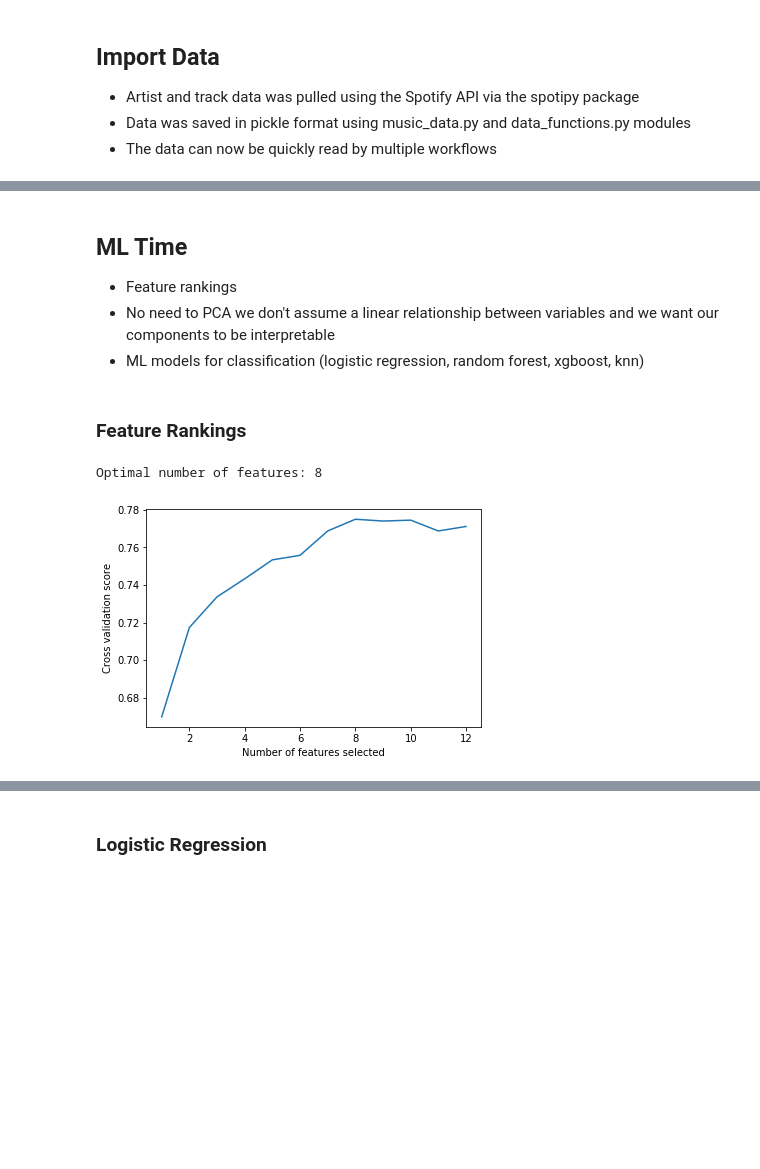
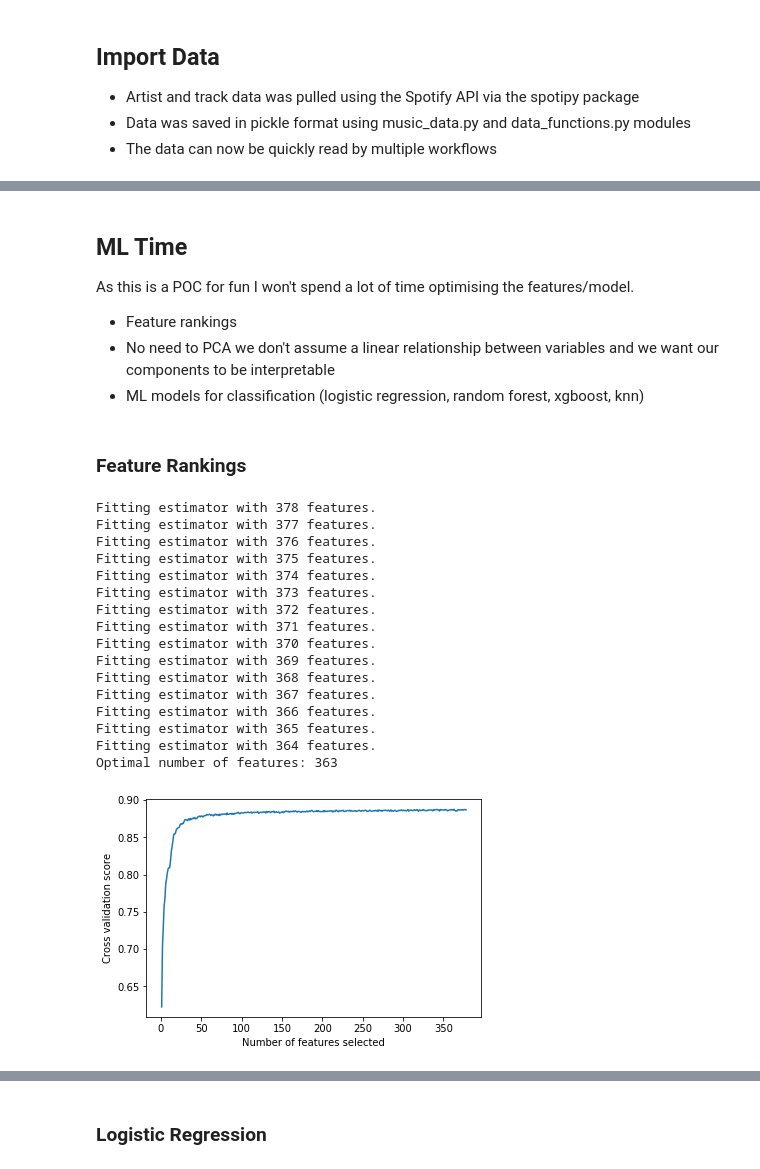
Before and after one commit to anthonyli358/spotify-recommender-systems, a Jupyter notebook: recommender_playlists.ipynb, the cells around one changed output, grey strips where cells are left out. Drawn from its saved outputs; the diff is of its cells as text; code cells hidden in the pictures; blank space fills up the shorter version.

```diff
--- a/recommender_playlists.ipynb
+++ b/recommender_playlists.ipynb
@@ -31,6 +37,9 @@ playlist_tracks_df = pd.read_pickle("spotify/playlist_tracks.pkl")
 # %%
 # Remove duplicates on track id
 playlist_tracks_df = playlist_tracks_df.drop_duplicates(subset='id', keep="first").reset_index()
+recommendation_tracks_df = recommendation_tracks_df.drop_duplicates(subset='id', keep="first").reset_index()
+# Avoid data leakage
+recommendation_tracks_df = recommendation_tracks_df[~recommendation_tracks_df['id'].isin(playlist_tracks_df['id'].tolist())]
 # %%
 playlist_tracks_df.head()
 # %% [output]
@@ -57,3 +59,0 @@ playlist_tracks_df.loc[playlist_tracks_df['name'] == 'Everlong - Acoustic Versio
-# %%
-ratings = [1 for _ in range(639)] + [0 for _ in range(len(playlist_tracks_df) - 639)]
-playlist_tracks_df['ratings'] = ratings
@@ -82,0 +60,7 @@ X_train
+# %%
+# Load list of playlist ids for my favourite playlists
+with open("spotify/playlists.yml", 'r') as stream:
+    playlists = yaml.safe_load(stream)
+
+playlist_tracks_df['ratings'] = playlist_tracks_df['playlist_id'].apply(lambda x: 1 if x in playlists.values() else 0)
+playlist_tracks_df['ratings']
@@ -82,0 +80,23 @@ X_train
+# %%
+# Training data
+X = playlist_tracks_df[['popularity', 'explicit', 'duration_ms', 'danceability', 'energy',
+                        'key', 'loudness', 'mode', 'speechiness', 'acousticness', 'instrumentalness',
+                        'liveness', 'valence', 'tempo', 'time_signature', 'genres']]  # order here is important for xgboost later
+y = playlist_tracks_df['ratings']
+
+# Drop NA
+X = X.dropna()
+recommendation_tracks_df = recommendation_tracks_df.dropna()
+
+# Create genre columns (one-hot encoding)
+X = X.drop('genres', 1).join(X['genres'].str.join('|').str.get_dummies())
+X_recommend = recommendation_tracks_df.copy()
+X_recommend = X_recommend.drop('genres', 1).join(X_recommend['genres'].str.join('|').str.get_dummies())
+
+# Ensure features are consistent across training, test, and evaluation
+X = X[X.columns.intersection(X_recommend.columns)]
+X_recommend = X_recommend[X_recommend.columns.intersection(X.columns)]
+
+# Train-test split
+X_train, X_test, y_train, y_test = train_test_split(X, y, test_size=0.2, random_state=42)
+X_train.head()
@@ -83,5 +111,7 @@ X_train
 # %% [markdown]
 ## ML Time
+
+As this is a POC for fun I won't spend a lot of time optimising the features/model.
 
 - Feature rankings
 - No need to PCA we don't assume a linear relationship between variables and we want our components to be interpretable
@@ -91,18 +121,33 @@ X_train
 # %%
 # Cross-validation for number of features
 rf = RandomForestClassifier(n_estimators = 1000, random_state = 42)
-rfecv = RFECV(estimator=rf, step=1, cv=StratifiedKFold(2))
+rfecv = RFECV(estimator=rf, step=1, n_jobs=-1, cv=StratifiedKFold(2), verbose=1, scoring='roc_auc')
 rfecv.fit(X_train, y_train)
 
 print(f'Optimal number of features: {rfecv.n_features_}')
 
 plt.figure()
 plt.xlabel('Number of features selected')
 plt.ylabel('Cross validation score')
 plt.plot(range(1, len(rfecv.grid_scores_)+1), rfecv.grid_scores_)
 plt.show()
 # %% [output]
-Optimal number of features: 8
+Fitting estimator with 378 features.
+Fitting estimator with 377 features.
+Fitting estimator with 376 features.
+Fitting estimator with 375 features.
+Fitting estimator with 374 features.
+Fitting estimator with 373 features.
+Fitting estimator with 372 features.
+Fitting estimator with 371 features.
+Fitting estimator with 370 features.
+Fitting estimator with 369 features.
+Fitting estimator with 368 features.
+Fitting estimator with 367 features.
+Fitting estimator with 366 features.
+Fitting estimator with 365 features.
+Fitting estimator with 364 features.
+Optimal number of features: 363
-[figure, old version]
+[figure, new version]
 # %%
 # Analyze feature importances
```
Also changed, not shown: parts of 26 cells of this notebook.
